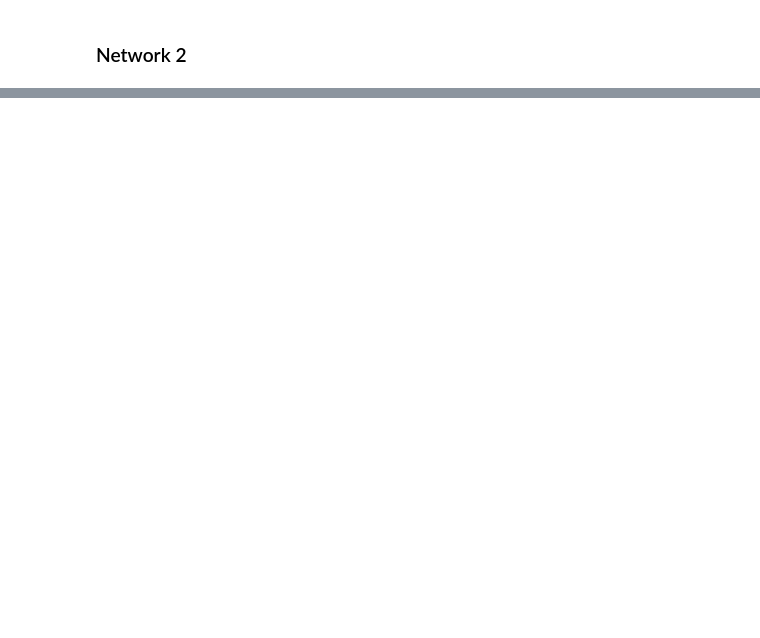
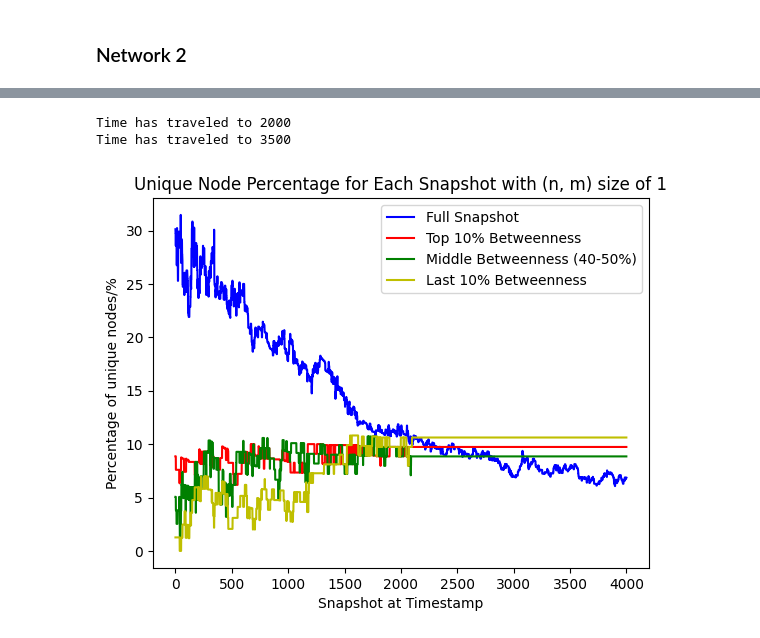
Before and after one commit to JaviAnton/tempo-network-anonymity, a Jupyter notebook: toydata.ipynb, the cells around one changed output, grey strips where cells are left out. Drawn from its saved outputs; the diff is of its cells as text; code cells hidden in the pictures; blank space fills up the shorter version.

```diff
--- a/toydata.ipynb
+++ b/toydata.ipynb
@@ -355,0 +499,5 @@ with open(output_file3, 'w') as file:
+# %%
+G = nx.DiGraph()
+G.add_edges_from(edge_list)
+print(G.number_of_nodes())
+print(G.number_of_edges())
@@ -355,0 +540,10 @@ with open(output_file3, 'w') as file:
+# %%
+unique_percentage2 = snapshots_uniqueness2(edge_list)
+
+plt.plot(unique_percentage2, linestyle='-', color='b')
+plt.xlabel('Snapshot')
+plt.ylabel('Unique Node Percentage/%')
+plt.title('Unique Node Percentage for Each Snapshot')
+#plt.xticks(range(len(unique_percentage)), range(len(unique_percentage)))
+plt.legend()
+plt.show()
@@ -355,0 +608,18 @@ with open(output_file3, 'w') as file:
+# %%
+top, mid, last = snapshots_uniqueness_betweenness2(edges)
+# %% [output]
+Time has traveled to 2000
+Time has traveled to 3500
+# %%
+plt.plot(unique_percentage2, linestyle='-', color='b', label='Full Snapshot')
+plt.plot(top, linestyle='-', color='r', label='Top 10% Betweenness')
+plt.plot(mid, linestyle='-', color='g', label='Middle Betweenness (40-50%)')
+plt.plot(last, linestyle='-', color='y', label='Last 10% Betweenness')
+plt.xlabel('Snapshot at Timestamp')
+plt.ylabel('Percentage of unique nodes/%')
+plt.title('Unique Node Percentage for Each Snapshot with (n, m) size of 1')
+# plt.xticks(range(len(unique_percentage)), range(len(unique_percentage)))
+plt.legend()
+plt.show()
+# %% [output]
+[figure, added]
```
Also changed, not shown: parts of 13 cells of this notebook, 1 other file.
